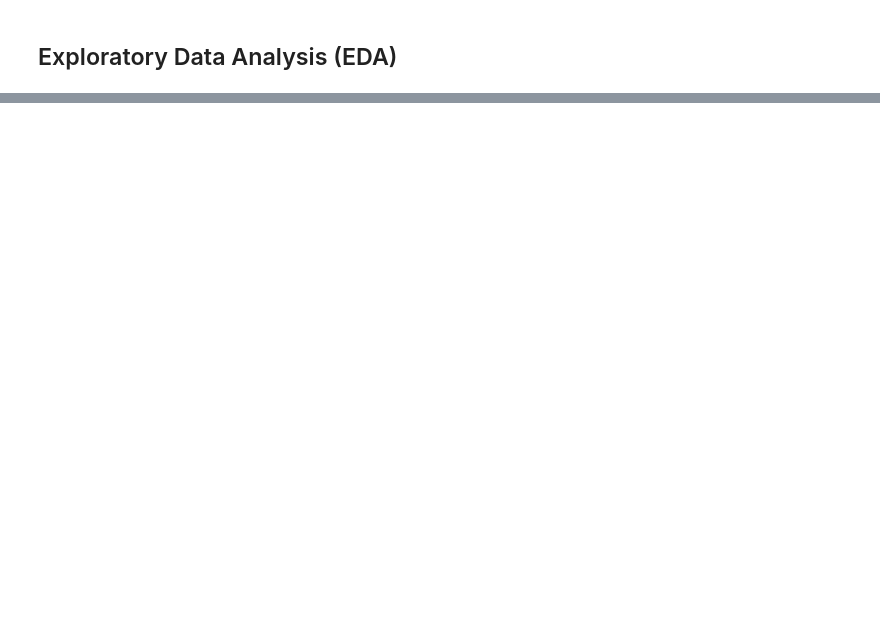
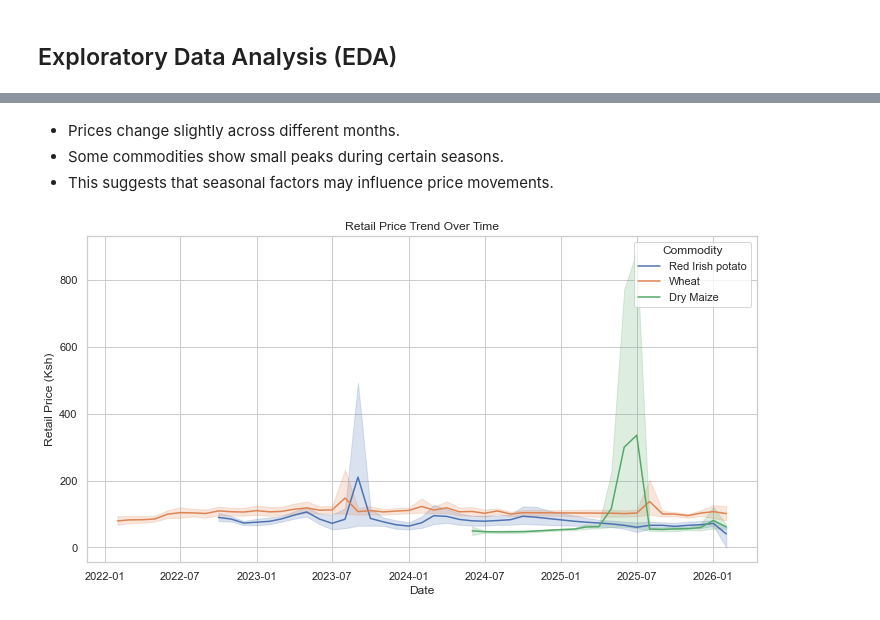
Before and after one commit to Victor-Mufasa/Agricultural-Commodity-Price-Forecasting, a Jupyter notebook: notebook/Maureen.ipynb, the cells around one changed output, grey strips where cells are left out. Drawn from its saved outputs; the diff is of its cells as text; code cells hidden in the pictures; blank space fills up the shorter version.

```diff
--- a/notebook/Maureen.ipynb
+++ b/notebook/Maureen.ipynb
@@ -313,0 +371,18 @@ plt.show()
+# %% [markdown]
+
+- Prices change slightly across different months.
+- Some commodities show small peaks during certain seasons.
+- This suggests that seasonal factors may influence price movements.
+# %%
+# Analyze price trends for key commodities
+key_commodities = ["Red Irish potato","Wheat","Dry Maize"]
+subset = df_complete[df_complete['Commodity'].isin(key_commodities)]
+
+plt.figure(figsize=(12,6))
+sns.lineplot(data=subset, x='Date', y='Retail', hue='Commodity')
+plt.title("Retail Price Trend Over Time")
+plt.xlabel("Date")
+plt.ylabel("Retail Price (Ksh)")
+plt.show()
+# %% [output]
+[figure, added]
```
Also changed, not shown: parts of 18 cells of this notebook.
